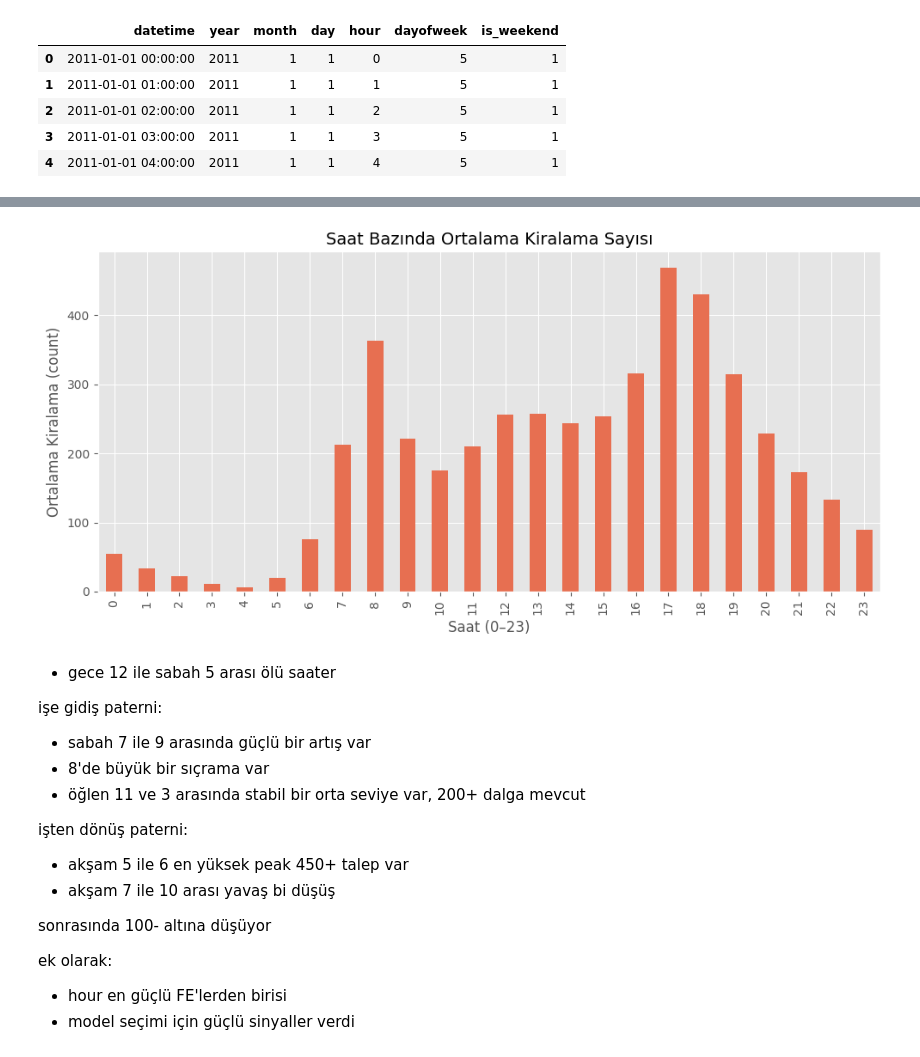
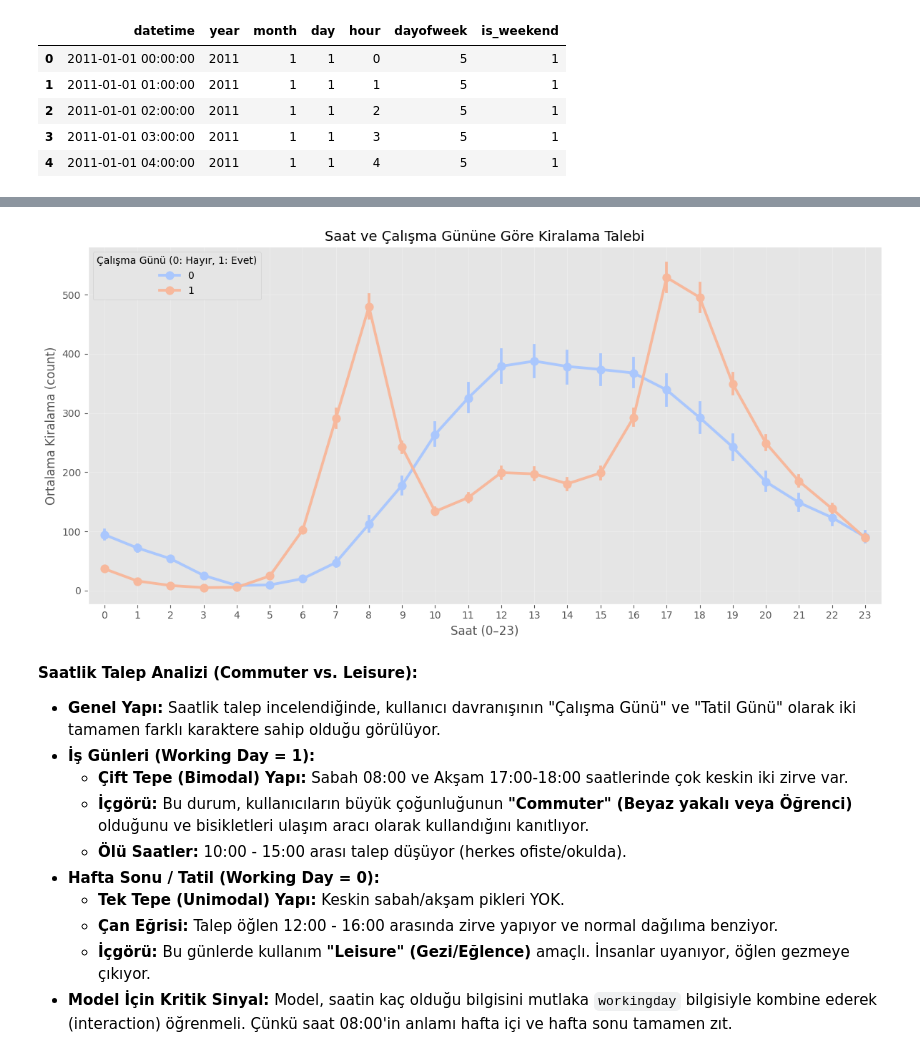
Before and after one commit to 4F71/BikeSharing-ML-Pipeline, a Jupyter notebook: notebooks/01_eda.ipynb, the cells around one changed output, grey strips where cells are left out. Cells and saved outputs as stored; diff of their text form; code cells hidden in the pictures.

```diff
--- a/notebooks/01_eda.ipynb
+++ b/notebooks/01_eda.ipynb
@@ -38,11 +45,15 @@ print("Kütüphaneler yüklendi")
 # %% [output]
 Kütüphaneler yüklendi
 # %%
-train = pd.read_csv(train_path)
-test = pd.read_csv(test_path)
+train = pd.read_csv(train_path, parse_dates=['datetime'])
+test = pd.read_csv(test_path, parse_dates=['datetime'])
 
-print("Train shape:", train.shape)
-print("Test shape:", test.shape)
+print(f"Train Shape: {train.shape}")
+print(f"Test Shape:  {test.shape}")
+
+print("-" * 30)
+train.info()
+print("-" * 30)
 
 train.head()
 # %% [output]
@@ -178,31 +209,30 @@ tüm satırlar 2011 yılı, data 2011-2012' yılınınmış...
 # %%
-hourly = train.groupby("hour")["count"].mean()
+fig, ax = plt.subplots(figsize=(12, 6))
 
-fig, ax = plt.subplots(figsize=(10, 5))
-hourly.plot(kind="bar", ax=ax, color="#e76f51")
-ax.set_title("Saat Bazında Ortalama Kiralama Sayısı", fontsize=14)
+sns.pointplot(data=train, x="hour", y="count", hue="workingday", ax=ax, palette="coolwarm")
+
+ax.set_title("Saat ve Çalışma Gününe Göre Kiralama Talebi", fontsize=14)
 ax.set_xlabel("Saat (0–23)")
 ax.set_ylabel("Ortalama Kiralama (count)")
+
+ax.legend(title="Çalışma Günü (0: Hayır, 1: Evet)", loc="upper left")
+plt.grid(True, alpha=0.3)
 plt.tight_layout()
-plt.savefig(FIGURES / "count_by_hour.png")
+plt.savefig(FIGURES / "count_by_hour_workingday.png")
 plt.show()
 # %% [output]
-[figure, old version]
+[figure, new version]
 # %% [markdown]
-- gece 12 ile sabah 5 arası ölü saater
+**Saatlik Talep Analizi (Commuter vs. Leisure):**
 
-işe gidiş paterni:
-- sabah 7 ile 9 arasında güçlü bir artış var
-- 8'de büyük bir sıçrama var
-- öğlen 11 ve 3 arasında stabil bir orta seviye var, 200+ dalga mevcut
-
-işten dönüş paterni:
-- akşam 5 ile 6 en yüksek peak 450+ talep var
-- akşam 7 ile 10 arası yavaş bi düşüş
-
-sonrasında 100- altına düşüyor
-
-ek olarak:
-- hour en güçlü FE'lerden birisi
-- model seçimi için güçlü sinyaller verdi
+- **Genel Yapı:** Saatlik talep incelendiğinde, kullanıcı davranışının "Çalışma Günü" ve "Tatil Günü" olarak iki tamamen farklı karaktere sahip olduğu görülüyor.
+- **İş Günleri (Working Day = 1):**
+    - **Çift Tepe (Bimodal) Yapı:** Sabah 08:00 ve Akşam 17:00-18:00 saatlerinde çok keskin iki zirve var.
+    - **İçgörü:** Bu durum, kullanıcıların büyük çoğunluğunun **"Commuter" (Beyaz yakalı veya Öğrenci)** olduğunu ve bisikletleri ulaşım aracı olarak kullandığını kanıtlıyor.
+    - **Ölü Saatler:** 10:00 - 15:00 arası talep düşüyor (herkes ofiste/okulda).
+- **Hafta Sonu / Tatil (Working Day = 0):**
+    - **Tek Tepe (Unimodal) Yapı:** Keskin sabah/akşam pikleri YOK.
+    - **Çan Eğrisi:** Talep öğlen 12:00 - 16:00 arasında zirve yapıyor ve normal dağılıma benziyor.
+    - **İçgörü:** Bu günlerde kullanım **"Leisure" (Gezi/Eğlence)** amaçlı. İnsanlar uyanıyor, öğlen gezmeye çıkıyor.
+- **Model İçin Kritik Sinyal:** Model, saatin kaç olduğu bilgisini mutlaka `workingday` bilgisiyle kombine ederek (interaction) öğrenmeli. Çünkü saat 08:00'in anlamı hafta içi ve hafta sonu tamamen zıt.
 # %%
```
Also changed, not shown: parts of 22 cells of this notebook, 1 other file.
